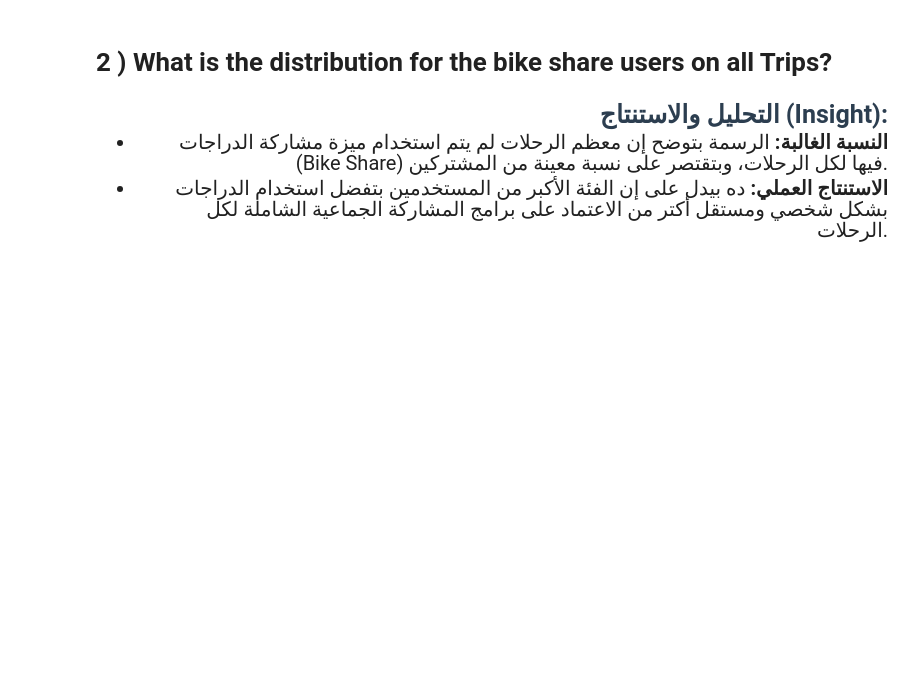
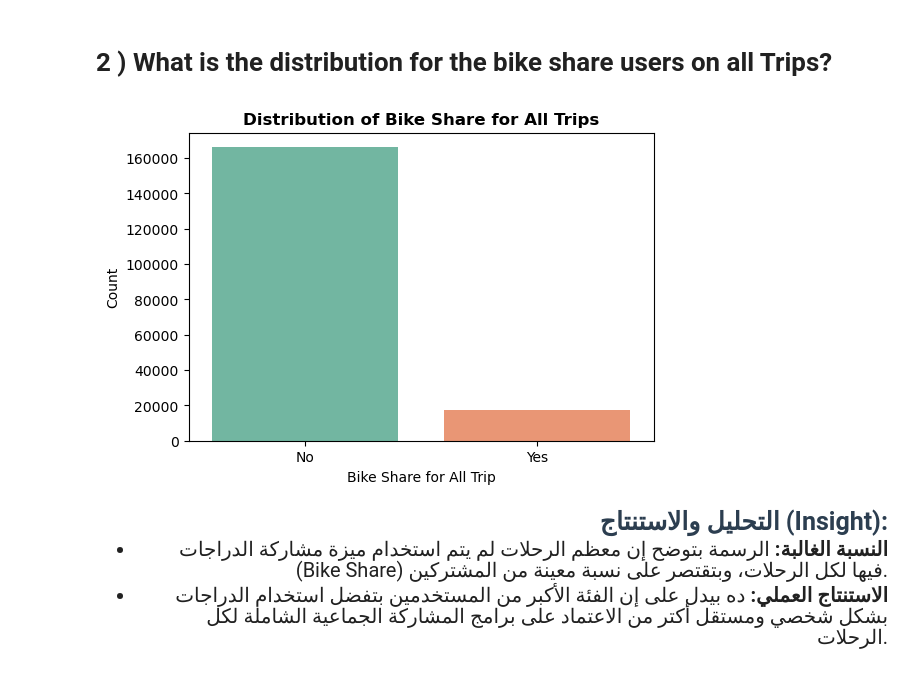
Before and after one commit to MuhamedHussien7/BNS_AIS2_S2_ML, a Jupyter notebook: src/DA/DA-Final Project/datasciece-Final-Project.ipynb, the cells around one changed output. Cells and saved outputs as stored; diff of their text form; code cells hidden in the pictures; blank space fills up the shorter version.

```diff
--- a/src/DA/DA-Final Project/datasciece-Final-Project.ipynb
+++ b/src/DA/DA-Final Project/datasciece-Final-Project.ipynb
@@ -482,6 +484,18 @@ plt.show()
 </div>
 # %% [markdown]
 # <a id="2"> 2 ) What is the distribution for the bike share users on all Trips?</a>
+# %%
+import matplotlib.pyplot as plt
+import seaborn as sns
+
+plt.figure(figsize=(6, 4), dpi=100)
+sns.countplot(data=df, x='bike_share_for_all_trip', hue='bike_share_for_all_trip', palette='Set2', legend=False)
+plt.title('Distribution of Bike Share for All Trips', fontsize=12, fontweight='bold')
+plt.xlabel('Bike Share for All Trip', fontsize=10)
+plt.ylabel('Count', fontsize=10)
+plt.show()
+# %% [output]
+[figure, added]
 # %% [markdown]
 <div dir="rtl" style="text-align: right; font-size: 20px; line-height: 1.8;">
   <b style="font-size: 25px; color: #2c3e50;">التحليل والاستنتاج (Insight):</b>
```
Also changed, not shown: parts of 3 cells of this notebook.
